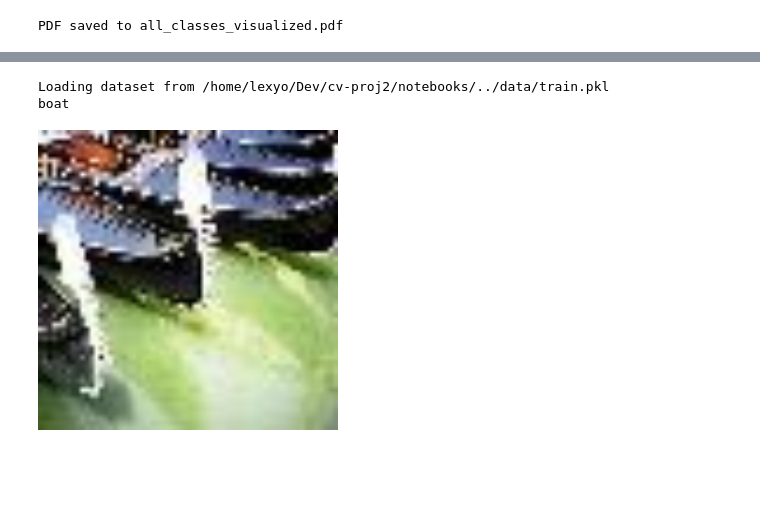
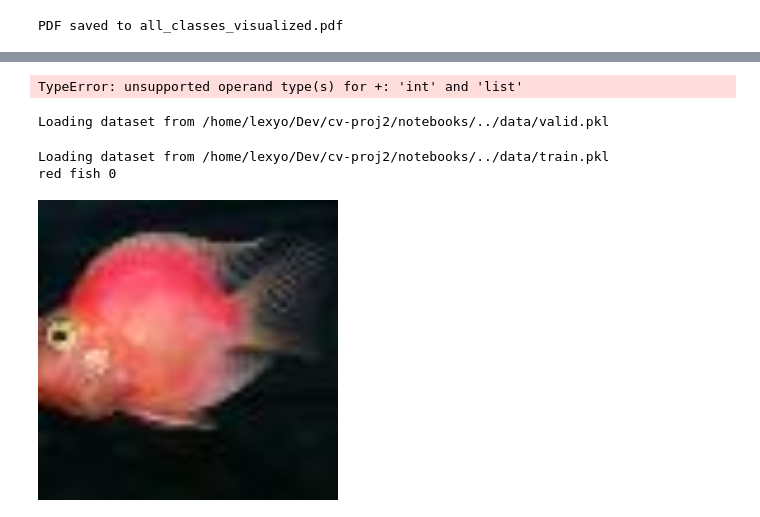
Before and after one commit to Alessio-Olivieri/cv-proj2, a Jupyter notebook: notebooks/define_task.ipynb, the cells around one changed output, grey strips where cells are left out. Saved outputs shown, nothing was run; the diff lists cells and outputs as text; code cells hidden in the pictures; blank space fills up the shorter version.

```diff
--- a/notebooks/define_task.ipynb
+++ b/notebooks/define_task.ipynb
@@ -177,0 +276,4 @@ class_to_label = {i:label for i, label in enumerate(classes_stripped)}
+# %%
+list.c
+# %% [output]
+TypeError: unsupported operand type(s) for +: 'int' and 'list'
@@ -178,10 +292,16 @@ class_to_label = {i:label for i, label in enumerate(classes_stripped)}
+# %%
+data = dataset.load("valid")
+animal_data = data.filter(lambda x: x["label"] in animal_labels)
+pickle.dump(animal_data, open("../data/animal_valid", "wb"))
+# %% [output]
+Loading dataset from /home/lexyo/Dev/cv-proj2/notebooks/../data/valid.pkl
 # %%
 visualize = v2.Compose([v2.ToPILImage(), v2.Resize((300,300), antialias=False)])
 image_per_class = dataset.load("train")
-sample = visualize(image_per_class[500*100+10])
-print(class_to_label[sample["label"]])
+sample = visualize(image_per_class[500*0+10])
+print(class_to_label[sample["label"]], sample["label"])
 sample["image"]
 # %% [output]
 Loading dataset from /home/lexyo/Dev/cv-proj2/notebooks/../data/train.pkl
-boat
+red fish 0
-[figure, old version]
+[figure, new version]
```
Also changed, not shown: parts of 3 cells of this notebook, 1 other file.
